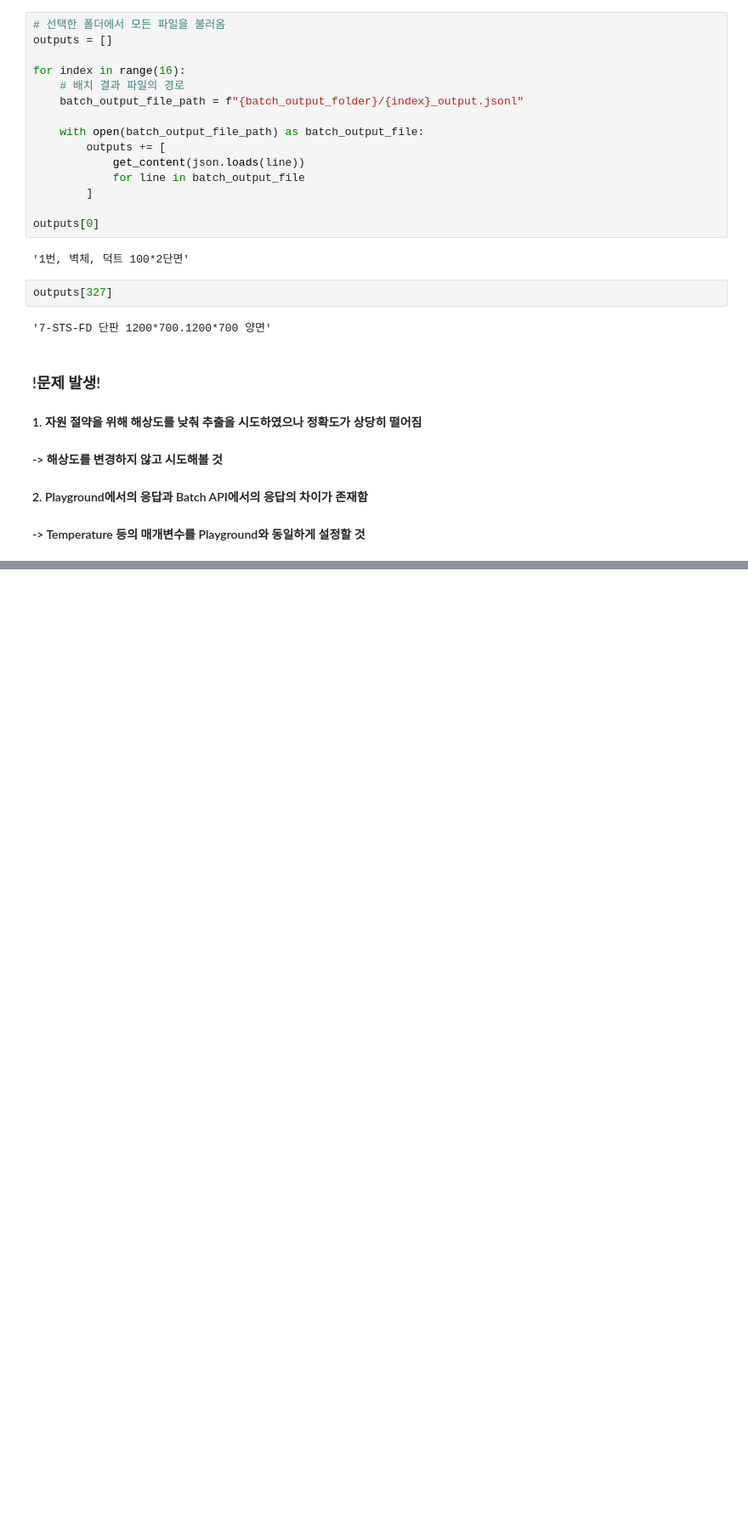
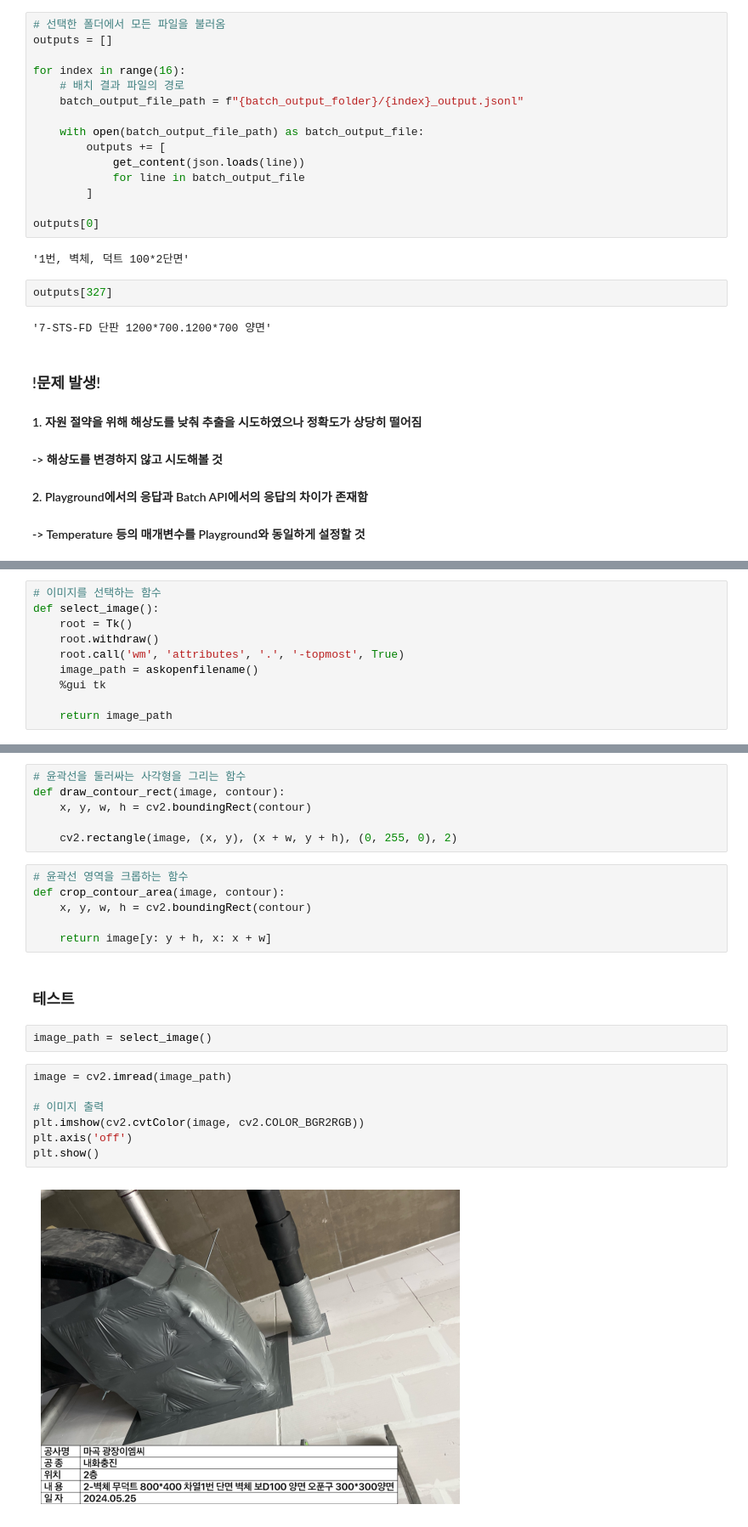
Before and after one commit to angmusae2015/auto-text-extractor, a Jupyter notebook: src/data_preparation.ipynb, the cells around one changed output, grey strips where cells are left out. Shown at 85% size. Cells and saved outputs as stored; diff of their text form; blank space fills up the shorter version.

```diff
--- a/src/data_preparation.ipynb
+++ b/src/data_preparation.ipynb
@@ -291,0 +305,10 @@ outputs[327]
+# %%
+# 이미지를 선택하는 함수
+def select_image():
+    root = Tk()
+    root.withdraw()
+    root.call('wm', 'attributes', '.', '-topmost', True)
+    image_path = askopenfilename()
+    %gui tk
+
+    return image_path
@@ -291,0 +361,25 @@ outputs[327]
+# %%
+# 윤곽선을 둘러싸는 사각형을 그리는 함수
+def draw_contour_rect(image, contour):
+    x, y, w, h = cv2.boundingRect(contour)
+
+    cv2.rectangle(image, (x, y), (x + w, y + h), (0, 255, 0), 2)
+# %%
+# 윤곽선 영역을 크롭하는 함수
+def crop_contour_area(image, contour):
+    x, y, w, h = cv2.boundingRect(contour)
+
+    return image[y: y + h, x: x + w]
+# %% [markdown]
+### 테스트
+# %%
+image_path = select_image()
+# %%
+image = cv2.imread(image_path)
+
+# 이미지 출력
+plt.imshow(cv2.cvtColor(image, cv2.COLOR_BGR2RGB))
+plt.axis('off')
+plt.show()
+# %% [output]
+[figure, added]
```
Also changed, not shown: parts of 22 cells of this notebook, 1 other file.
